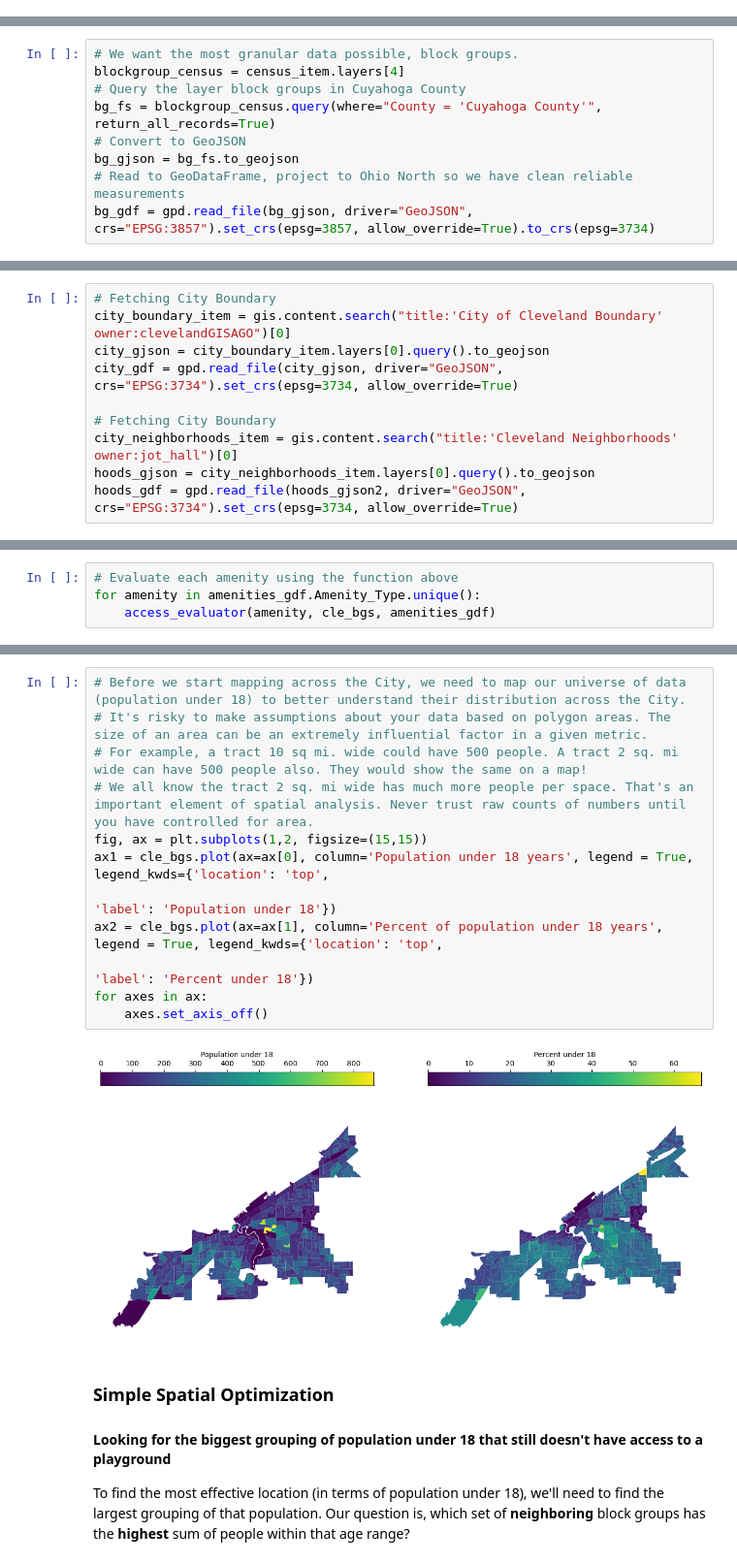
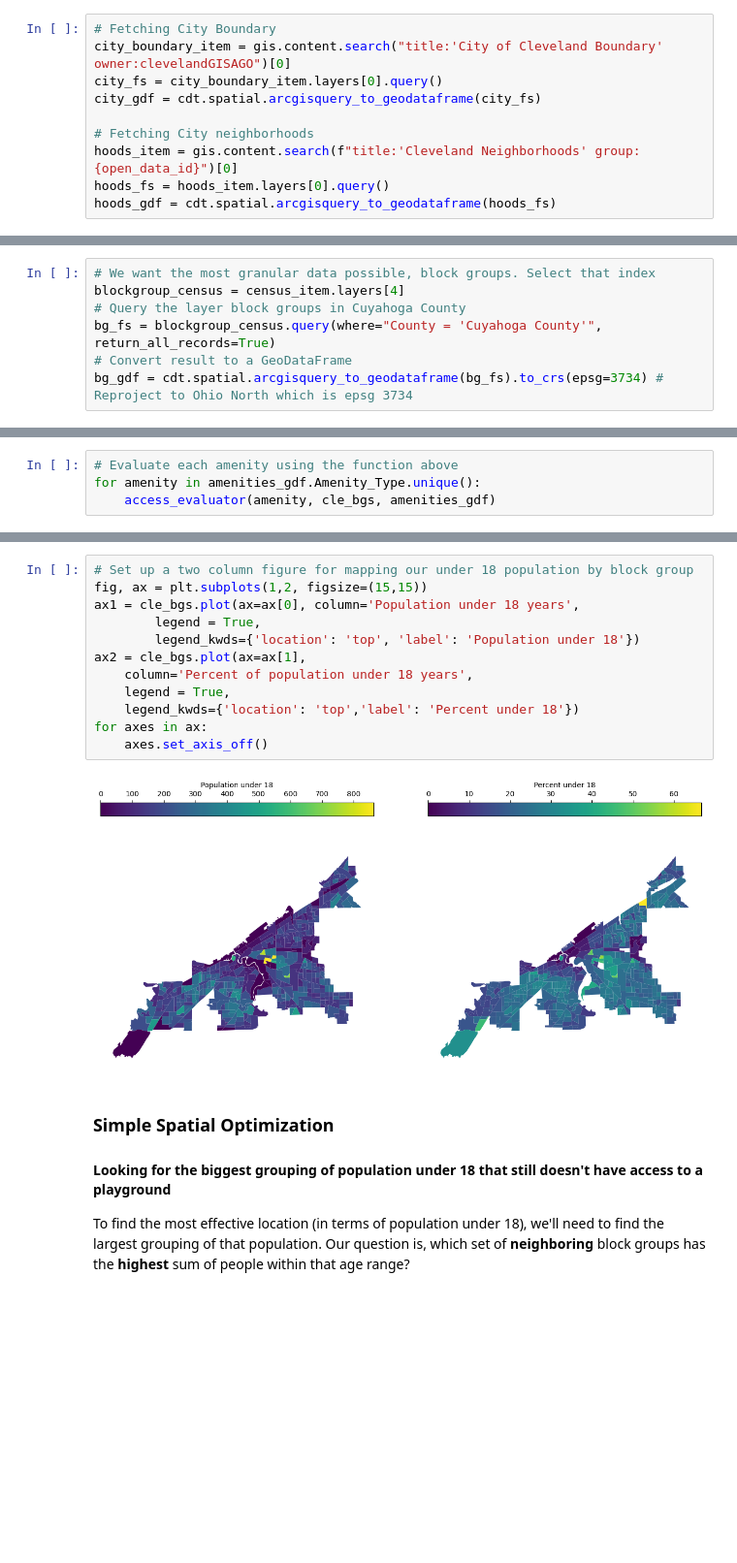
Before and after one commit to City-of-Cleveland/open-data-examples, a Jupyter notebook: 03-Recreation Data- Spatial Access and Optimal Locations.ipynb, the cells around one changed output, grey strips where cells are left out. Shown at 97% size. Drawn from its saved outputs; the diff is of its cells as text; blank space fills up the shorter version.

Commit message:
New commentary, rewritten in anticipation of cledatatoolkit upgrades. Will need one more edit after

```diff
--- a/03-Recreation Data- Spatial Access and Optimal Locations.ipynb
+++ b/03-Recreation Data- Spatial Access and Optimal Locations.ipynb
@@ -74,2 +104,12 @@ Name: count, dtype: int64
+# %%
+# Fetching City Boundary
+city_boundary_item = gis.content.search("title:'City of Cleveland Boundary' owner:clevelandGISAGO")[0]
+city_fs = city_boundary_item.layers[0].query()
+city_gdf = cdt.spatial.arcgisquery_to_geodataframe(city_fs)
+
+# Fetching City neighborhoods
+hoods_item = gis.content.search(f"title:'Cleveland Neighborhoods' group:{open_data_id}")[0]
+hoods_fs = hoods_item.layers[0].query()
+hoods_gdf = cdt.spatial.arcgisquery_to_geodataframe(hoods_fs)
 # %% [markdown]
 ## Population Data
@@ -97,12 +137,10 @@ for idx, lyr in enumerate(census_item.layers): # Cycle through all layers in the
 3 Census Tract
 4 Block Group
 # %%
-# We want the most granular data possible, block groups.
+# We want the most granular data possible, block groups. Select that index
 blockgroup_census = census_item.layers[4]
 # Query the layer block groups in Cuyahoga County
 bg_fs = blockgroup_census.query(where="County = 'Cuyahoga County'", return_all_records=True)
-# Convert to GeoJSON
-bg_gjson = bg_fs.to_geojson
-# Read to GeoDataFrame, project to Ohio North so we have clean reliable measurements
-bg_gdf = gpd.read_file(bg_gjson, driver="GeoJSON", crs="EPSG:3857").set_crs(epsg=3857, allow_override=True).to_crs(epsg=3734)
+# Convert result to a GeoDataFrame
+bg_gdf = cdt.spatial.arcgisquery_to_geodataframe(bg_fs).to_crs(epsg=3734) # Reproject to Ohio North which is epsg 3734
 # %% [markdown]
@@ -156,13 +186,3 @@ To improve our mapping and provide context, we can quickly grab City boundaries
-# %%
-# Fetching City Boundary
-city_boundary_item = gis.content.search("title:'City of Cleveland Boundary' owner:clevelandGISAGO")[0]
-city_gjson = city_boundary_item.layers[0].query().to_geojson
-city_gdf = gpd.read_file(city_gjson, driver="GeoJSON", crs="EPSG:3734").set_crs(epsg=3734, allow_override=True)
-
-# Fetching City Boundary
-city_neighborhoods_item = gis.content.search("title:'Cleveland Neighborhoods' owner:jot_hall")[0]
-hoods_gjson = city_neighborhoods_item.layers[0].query().to_geojson
-hoods_gdf = gpd.read_file(hoods_gjson2, driver="GeoJSON", crs="EPSG:3734").set_crs(epsg=3734, allow_override=True)
 # %%
 # Subset of Cuyahoga County block groups that have representative points spatially within the City polygon
 # Representative points are guaranteed to be inside the block groups. Centroids can technically fall outside for doughnut shapes, e.g. near the airport
@@ -262,17 +295,17 @@ Some amenities are essential and need to be nearer for access; others are occasi
 # %%
-# Before we start mapping across the City, we need to map our universe of data (population under 18) to better understand their distribution across the City.
-# It's risky to make assumptions about your data based on polygon areas. The size of an area can be an extremely influential factor in a given metric.
-# For example, a tract 10 sq mi. wide could have 500 people. A tract 2 sq. mi wide can have 500 people also. They would show the same on a map!
-# We all know the tract 2 sq. mi wide has much more people per space. That's an important element of spatial analysis. Never trust raw counts of numbers until you have controlled for area.
+# Set up a two column figure for mapping our under 18 population by block group
 fig, ax = plt.subplots(1,2, figsize=(15,15))
-ax1 = cle_bgs.plot(ax=ax[0], column='Population under 18 years', legend = True, legend_kwds={'location': 'top',
-                                                                                             'label': 'Population under 18'})
-ax2 = cle_bgs.plot(ax=ax[1], column='Percent of population under 18 years', legend = True, legend_kwds={'location': 'top',
-                                                                                                        'label': 'Percent under 18'})
+ax1 = cle_bgs.plot(ax=ax[0], column='Population under 18 years',
+        legend = True,
+        legend_kwds={'location': 'top', 'label': 'Population under 18'})
+ax2 = cle_bgs.plot(ax=ax[1],
+    column='Percent of population under 18 years',
+    legend = True,
+    legend_kwds={'location': 'top','label': 'Percent under 18'})
 for axes in ax:
     axes.set_axis_off()
 # %% [output]
-[figure, old version]
+[figure, new version]
 # %% [markdown]
 ### Simple Spatial Optimization
 #### Looking for the biggest grouping of population under 18 that still doesn't have access to a playground
```
Also changed, not shown: parts of 25 cells of this notebook.
